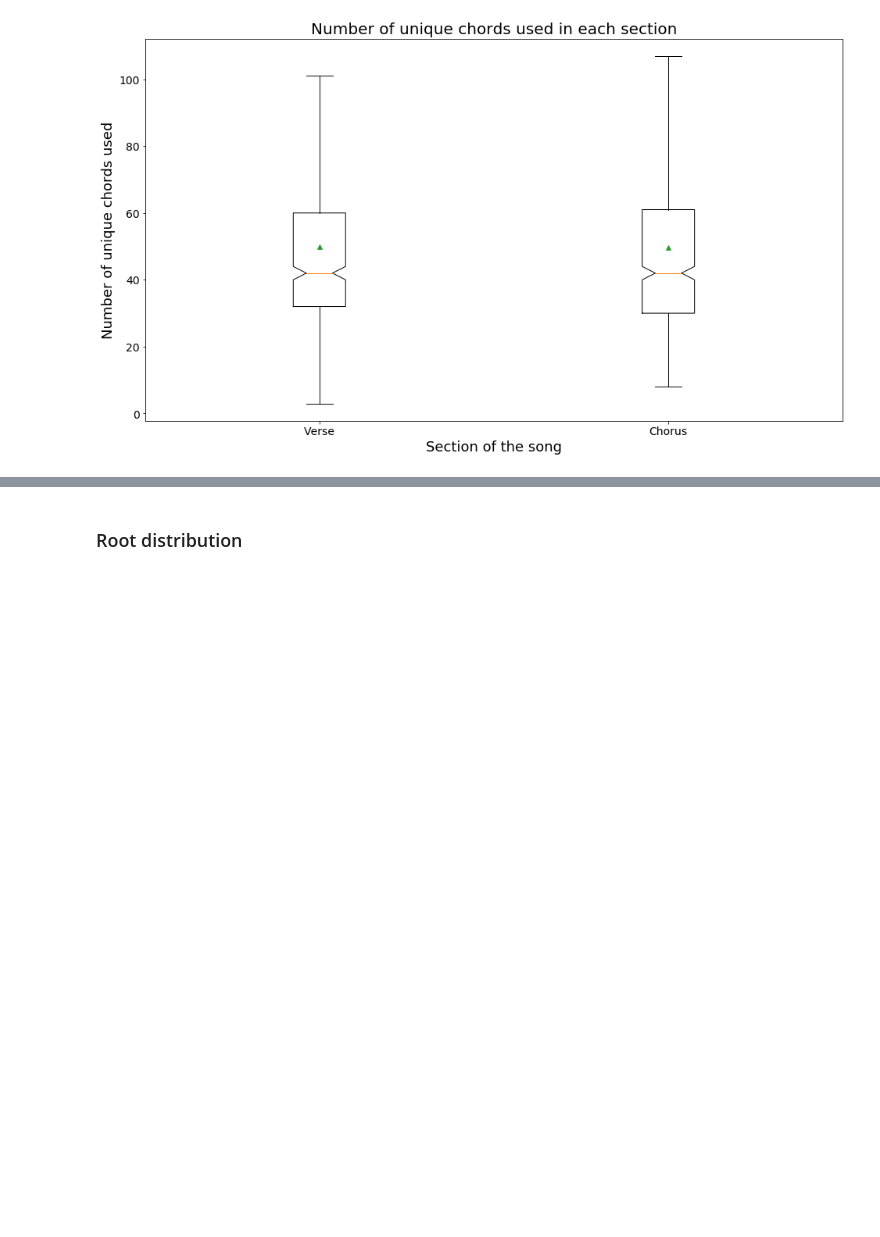
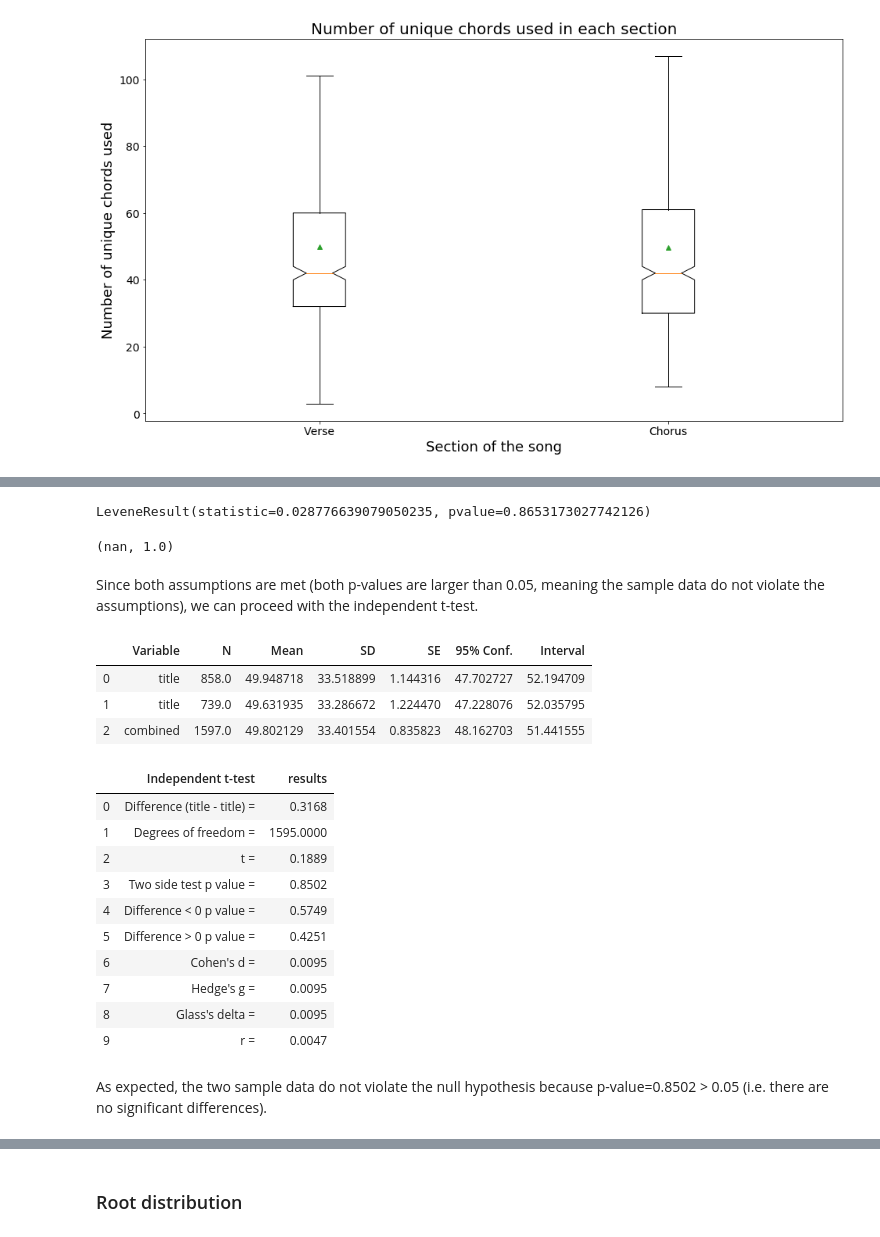
Before and after one commit to GiacomoAlliata/DigitalMusicologyProject, a Jupyter notebook: data_preprocessing.ipynb, the cells around one changed output, grey strips where cells are left out. Cells and saved outputs as stored; diff of their text form; code cells hidden in the pictures; blank space fills up the shorter version.

Commit message:
Add ttest for unique chords distribution

```diff
--- a/data_preprocessing.ipynb
+++ b/data_preprocessing.ipynb
@@ -616,0 +626,34 @@ plt.show()
+# %%
+stats.levene(data[0], data[1])
+# %% [output]
+LeveneResult(statistic=0.028776639079050235, pvalue=0.8653173027742126)
+# %%
+stats.shapiro(data[0] - data[1]) #Need to have the same size, ie only keep songs with both a chorus & a verse
+# %% [output]
+(nan, 1.0)
+# %% [markdown]
+Since both assumptions are met (both p-values are larger than 0.05, meaning the sample data do not violate the assumptions), we can proceed with the independent t-test.
+# %%
+descriptives, results = rp.ttest(data[0], data[1])
+descriptives
+# %% [output]
+|  | Variable | N | Mean | SD | SE | 95% Conf. | Interval |
+| 0 | title | 858.0 | 49.948718 | 33.518899 | 1.144316 | 47.702727 | 52.194709 |
+| 1 | title | 739.0 | 49.631935 | 33.286672 | 1.224470 | 47.228076 | 52.035795 |
+| 2 | combined | 1597.0 | 49.802129 | 33.401554 | 0.835823 | 48.162703 | 51.441555 |
+# %%
+results
+# %% [output]
+|  | Independent t-test | results |
+| 0 | Difference (title - title) = | 0.3168 |
+| 1 | Degrees of freedom = | 1595.0000 |
+| 2 | t = | 0.1889 |
+| 3 | Two side test p value = | 0.8502 |
+| 4 | Difference < 0 p value = | 0.5749 |
+| 5 | Difference > 0 p value = | 0.4251 |
+| 6 | Cohen's d = | 0.0095 |
+| 7 | Hedge's g = | 0.0095 |
+| 8 | Glass's delta = | 0.0095 |
+| 9 | r = | 0.0047 |
+# %% [markdown]
+As expected, the two sample data do not violate the null hypothesis because p-value=0.8502 > 0.05 (i.e. there are no significant differences).
```
Also changed, not shown: parts of 6 cells of this notebook.
